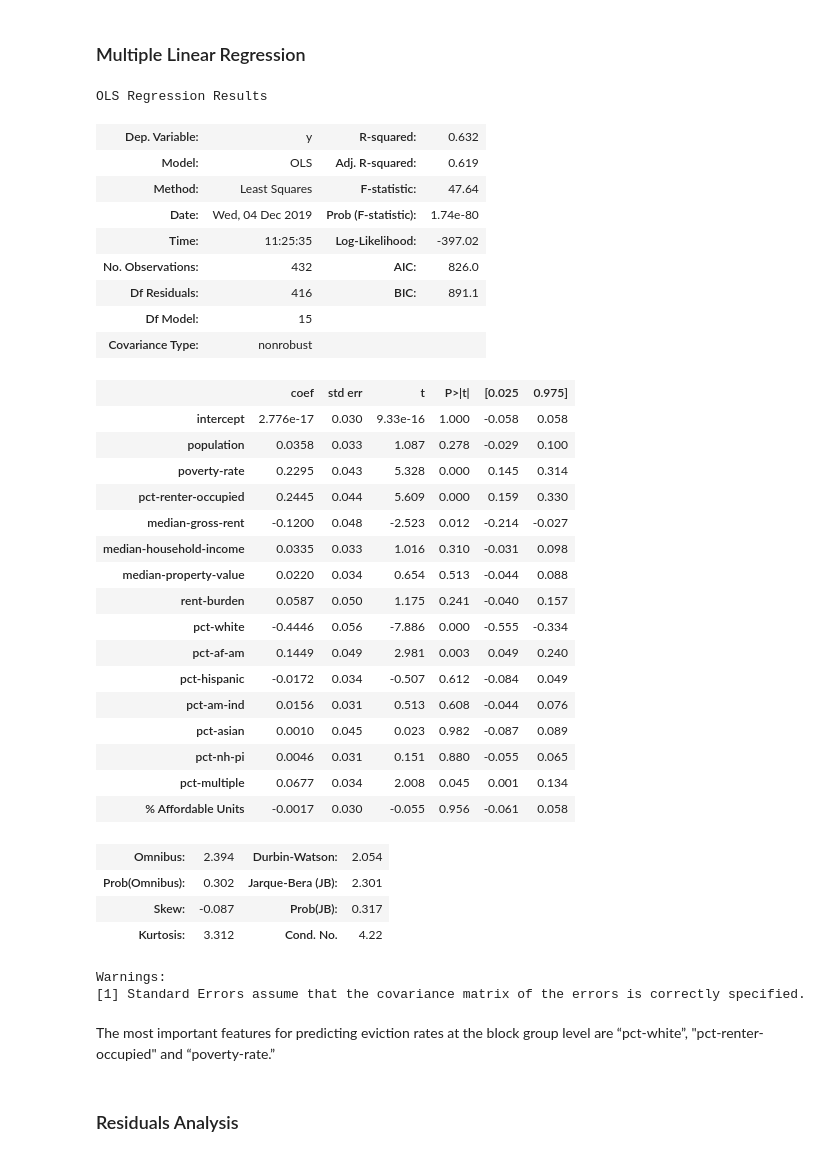
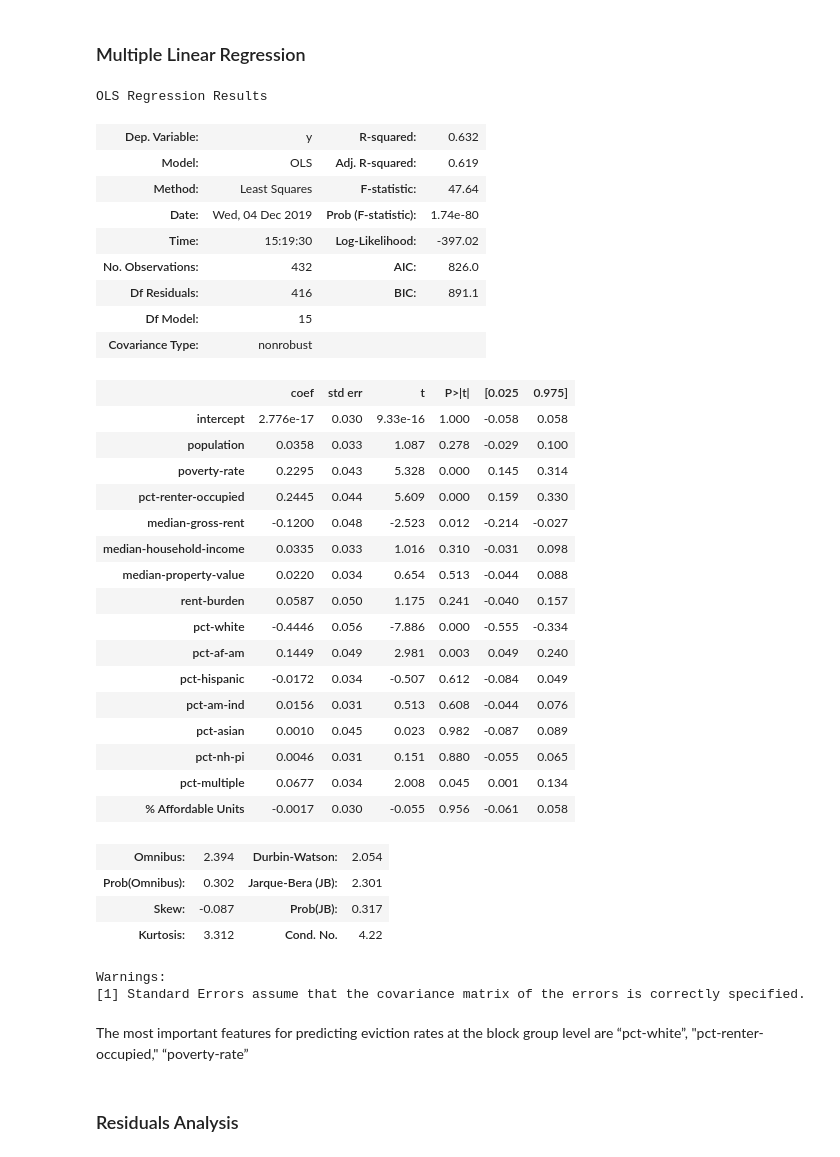
Before and after one commit to NicoleJaneway/dc-eviction-regression, a Jupyter notebook: technical_notebook.ipynb, the cells around one changed output. Drawn from its saved outputs; the diff is of its cells as text; code cells hidden in the pictures.

```diff
--- a/technical_notebook.ipynb
+++ b/technical_notebook.ipynb
@@ -107,14 +107,15 @@ X_train = np.array(X)
 # %%
 # multiple linear regression on training data
 X_labels = [el for el in X.columns]
-big_lin_reg(X_train,y_train,X_labels)
+model, result, resid, resid_ex, summary = lin_reg(X_train,y_train,X_labels)
+summary
 # %% [output]
 OLS Regression Results
 | Dep. Variable: | y | R-squared: | 0.632 |
 | Model: | OLS | Adj. R-squared: | 0.619 |
 | Method: | Least Squares | F-statistic: | 47.64 |
 | Date: | Wed, 04 Dec 2019 | Prob (F-statistic): | 1.74e-80 |
-| Time: | 11:25:35 | Log-Likelihood: | -397.02 |
+| Time: | 15:19:30 | Log-Likelihood: | -397.02 |
 | No. Observations: | 432 | AIC: | 826.0 |
 | Df Residuals: | 416 | BIC: | 891.1 |
 | Df Model: | 15 |  |  |
@@ -143,7 +144,7 @@ OLS Regression Results
 Warnings:
 [1] Standard Errors assume that the covariance matrix of the errors is correctly specified.
 # %% [markdown]
-The most important features for predicting eviction rates at the block group level are “pct-white”, "pct-renter-occupied" and “poverty-rate.”
+The most important features for predicting eviction rates at the block group level are “pct-white”, "pct-renter-occupied," “poverty-rate”
 # %% [markdown]
 ### Residuals Analysis
 # %%
```
Also changed, not shown: parts of 8 cells of this notebook, 1 other file.
